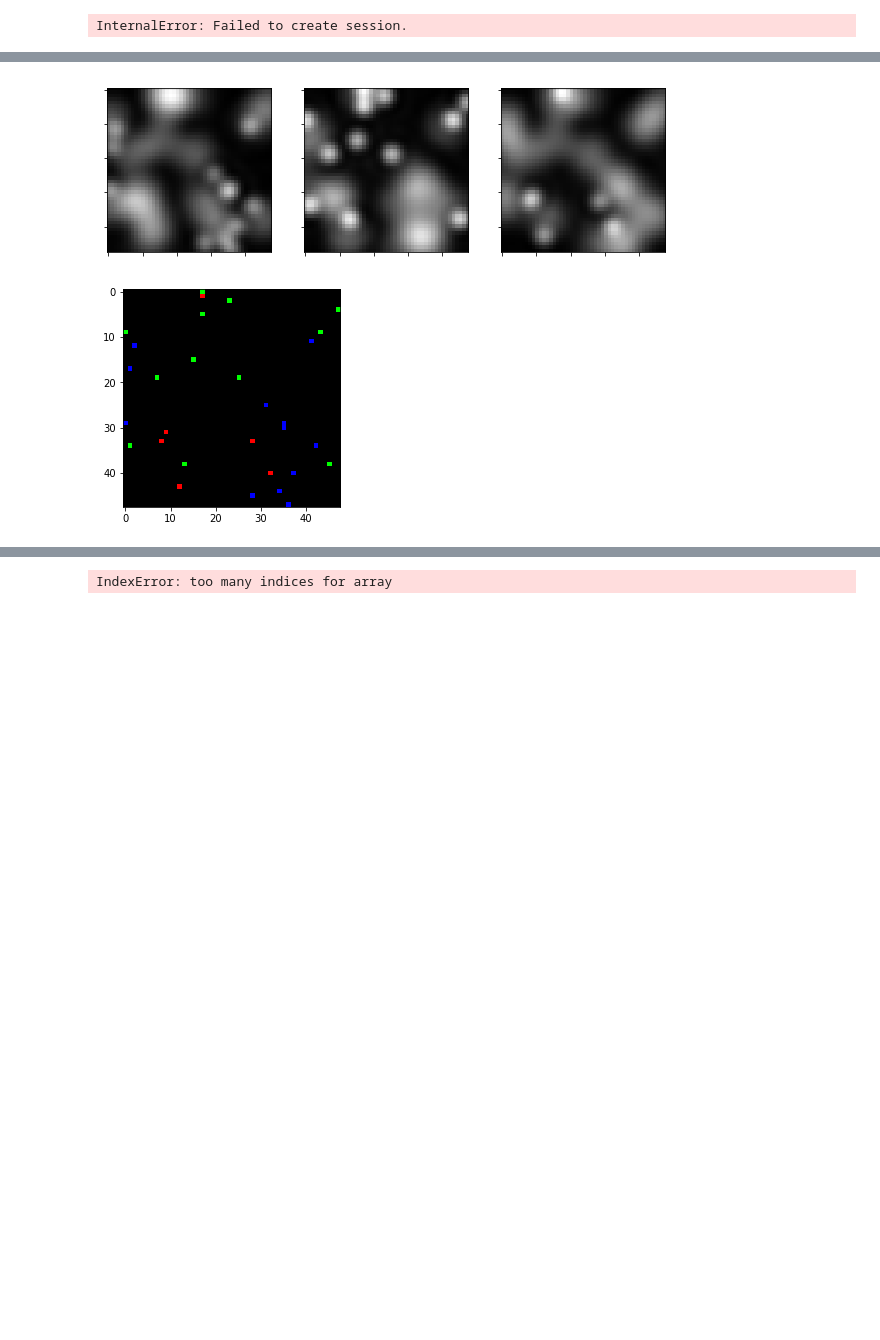
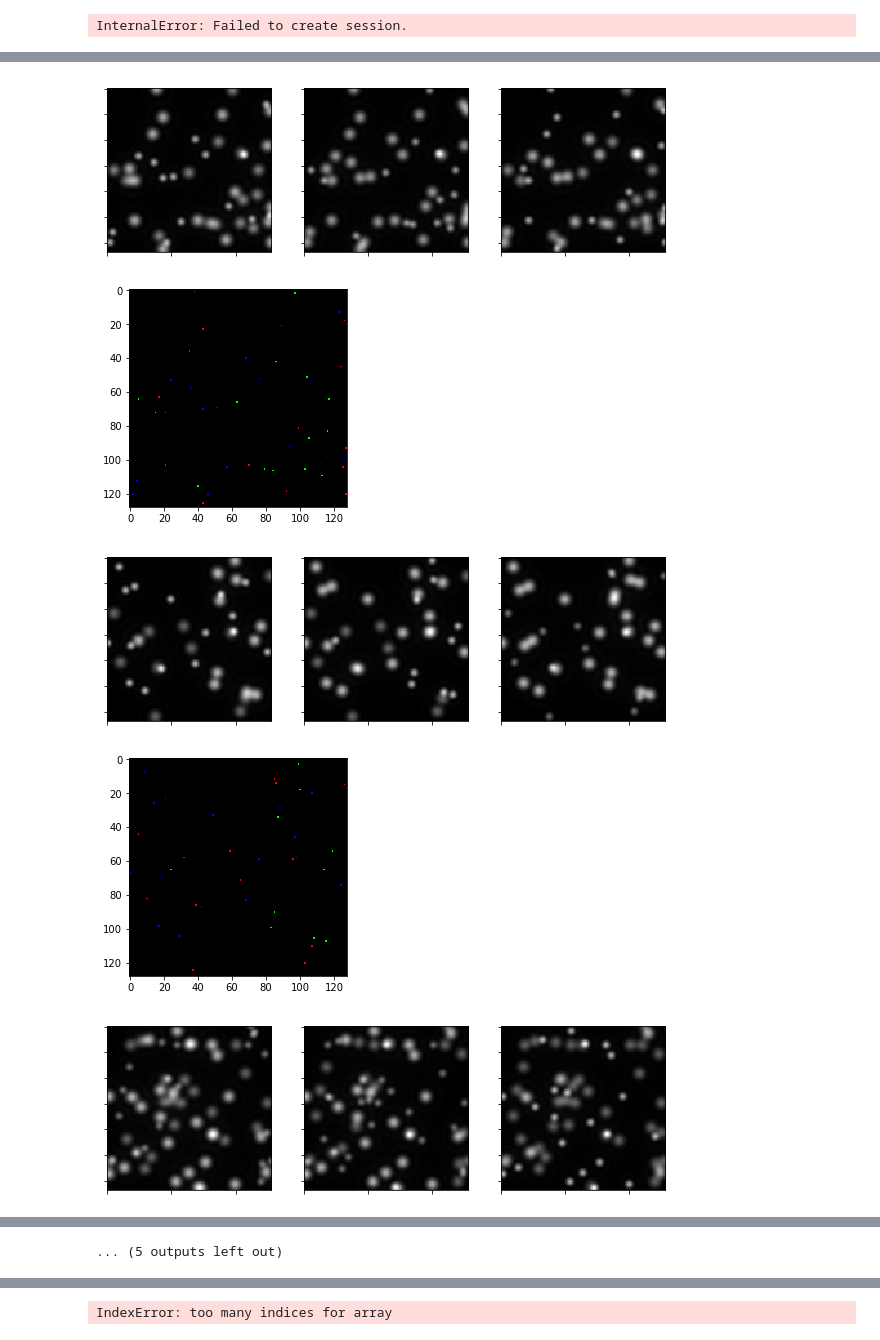
Before and after one commit to theScinder/cuttleVision, a Jupyter notebook: cuttlePySim.ipynb, the cells around one changed output, grey strips where cells are left out. Saved outputs shown, nothing was run; the diff lists cells and outputs as text; code cells hidden in the pictures; blank space fills up the shorter version.

```diff
--- a/cuttlePySim.ipynb
+++ b/cuttlePySim.ipynb
@@ -286,17 +286,17 @@ simgStkNo = 4096
 # %%
 #Generate random RGB images
 
-myDimSm = 48
-myDimFl = 48
-simgStkNo = 10240
+myDimSm = 128
+myDimFl = 128
+simgStkNo = 4096
 
 #make it deterministic
 np.random.seed(1)
 simgStk = np.zeros([simgStkNo,myDimSm,myDimSm,3])
 for c in range(0,simgStkNo):
-    myTestR = 255*( np.random.random([myDimSm,myDimSm]) < 0.004)
-    myTestG = 255*( np.random.random([myDimSm,myDimSm]) < 0.004)
-    myTestB = 255*( np.random.random([myDimSm,myDimSm]) < 0.004)
+    myTestR = 255*( np.random.random([myDimSm,myDimSm]) < 0.001)
+    myTestG = 255*( np.random.random([myDimSm,myDimSm]) < 0.001)
+    myTestB = 255*( np.random.random([myDimSm,myDimSm]) < 0.001)
     myTest =np.zeros([myDimSm,myDimSm,3])
     myTest[:,:,0] = myTestR
     myTest[:,:,1] = myTestG
@@ -379,7 +369,7 @@ myMiniDir = os.listdir('./sImgs/')
 cSpher = 0
 nStk = 3
 off = 0
-defCo = 1e-3
+defCo = 1e-5
 myTargets = []
 myImgs = []
 
@@ -392,33 +382,36 @@ for k in myMiniDir:
     #myImg = cv2.imread('./sImgs/' + str(c))
     #print(k)
     #Compute cuttlevision
     imgStk, PSFStk = cuttleVision(cSpher,'./sImgs/'+str(k),nStk,off,defCo)
     #Load target image
     myImg = cv2.imread('./sImgs/'+str(k))
     myImgs.append(np.nan_to_num(imgStk))
     myTargets.append(myImg)
 
-    if (( myC % 1024)==0):
+    if (( myC % 512)==0):
         myFig, myAxes = plt.subplots(1,3,figsize=(10,10))
         for c in range(0,4):
             #for x in range(0,3):
             #plt.subplot(3,3,c+1)
             if(c < 3):
                 myAxes[c].imshow(imgStk[:,:,c],cmap="gray")
                 myAxes[c].set_xticklabels([])
                 myAxes[c].set_yticklabels([])
             else:
                 plt.figure()
                 plt.imshow(cv2.cvtColor(myImg, cv2.COLOR_BGR2RGB))
                 #myAxes[c].set_xticklabels([])
                 #myAxes[c].set_yticklabels([])
             #plt.tight_layout()
 
 
         plt.show()
 
 print("Target vector shape: ", np.shape(myTargets))
 print("Training vector shape: ", np.shape(myImgs))
 # %% [output]
-[figure, old version]
+[figure, new version]
-[figure, old version]
+[figure, new version]
+[figure, added]
+[figure, added]
+[figure, added]
@@ -425,3 +425,4 @@ print("Training vector shape: ", np.shape(myImgs))
+... (5 outputs left out)
 # %%
 myImgs = np.array(myImgs)
 myTargets = np.array(myTargets)
```
Also changed, not shown: parts of 8 cells of this notebook, 5 other files.
